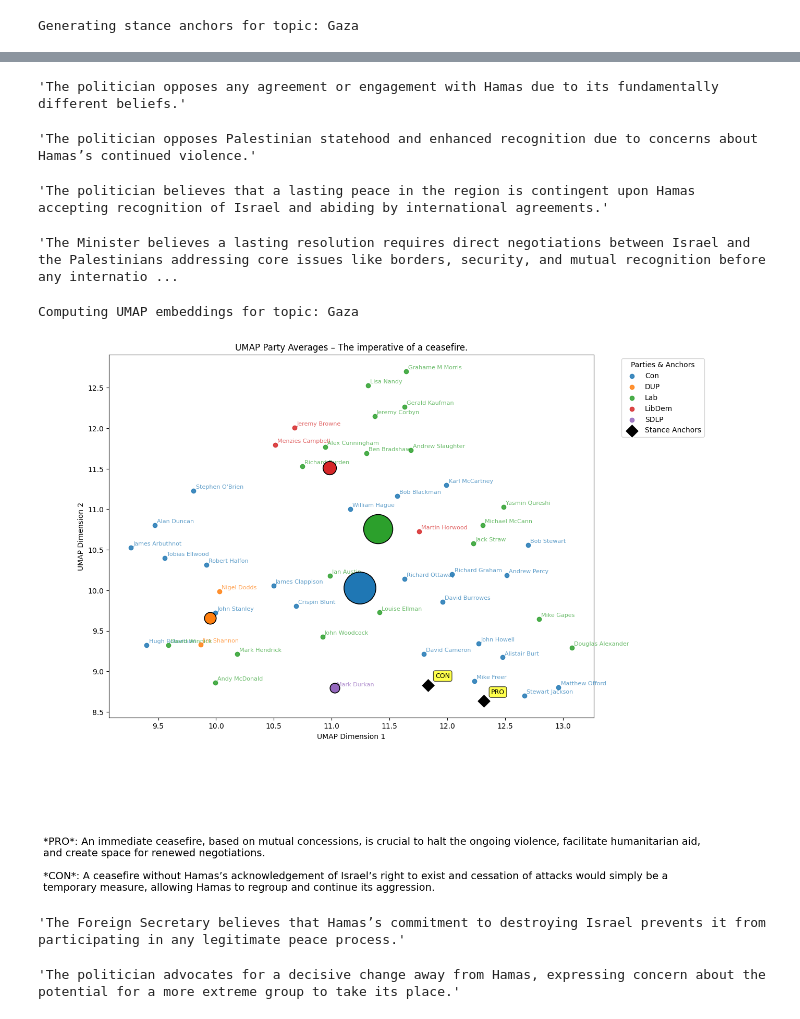
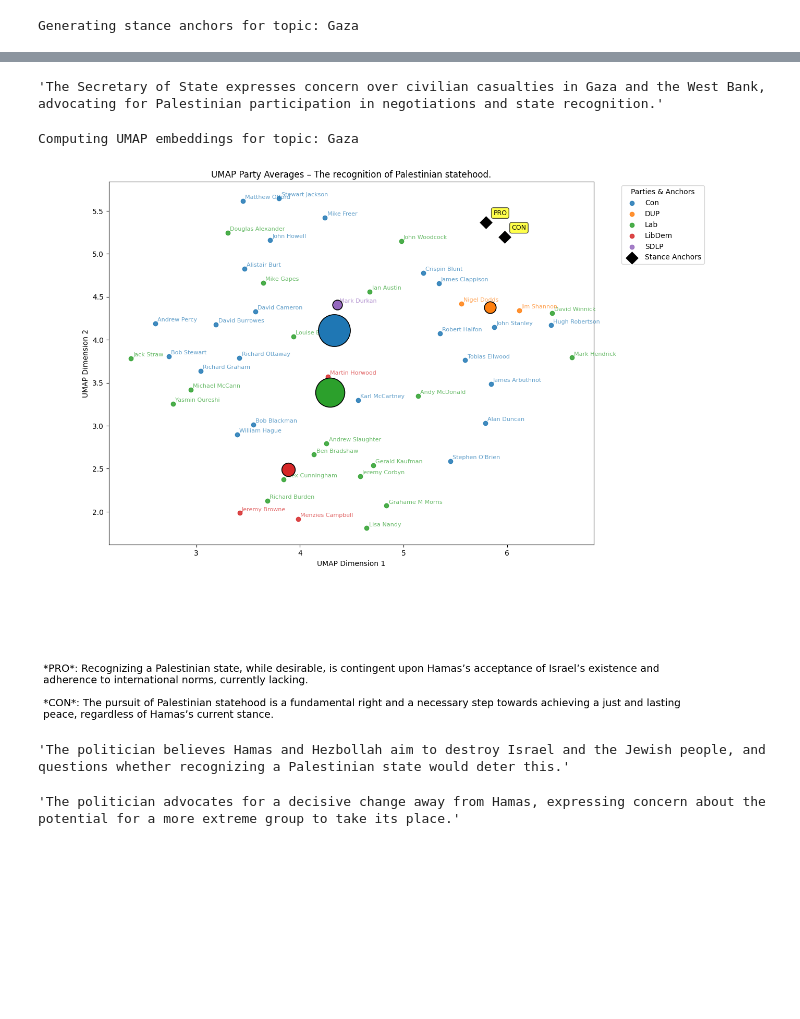
Before and after one commit to fedefraschio/stance-detection-uk-parliament, a Jupyter notebook: notebooks/stance_detection.ipynb, the cells around one changed output, grey strips where cells are left out. Drawn from its saved outputs; the diff is of its cells as text; code cells hidden in the pictures; blank space fills up the shorter version.

```diff
--- a/notebooks/stance_detection.ipynb
+++ b/notebooks/stance_detection.ipynb
@@ -201,29 +201,17 @@ Computing UMAP embeddings for topic: Gaza
 # %%
-politician_stance(summarizations=summarizations, name="David Winnick")
+politician_stance(summarizations=summarizations, name="Lisa Nandy")
 # %% [output]
-'The politician opposes any agreement or engagement with Hamas due to its fundamentally different beliefs.'
+'The Secretary of State expresses concern over civilian casualties in Gaza and the West Bank, advocating for Palestinian participation in negotiations and state recognition.'
+# %%
+embeddings = uk.compute_umap_embeddings(topic, anchors[3])
+uk.plot_umap_party_averages(embeddings, topic)
+# %% [output]
+Computing UMAP embeddings for topic: Gaza
+[figure, added]
 # %%
-politician_stance(summarizations=summarizations, name="Jim Shannon")
+politician_stance(summarizations=summarizations, name="Nigel Dodds")
 # %% [output]
-'The politician opposes Palestinian statehood and enhanced recognition due to concerns about Hamas’s continued violence.'
+'The politician believes Hamas and Hezbollah aim to destroy Israel and the Jewish people, and questions whether recognizing a Palestinian state would deter this.'
-# %%
-politician_stance(summarizations=summarizations, name="Mike Freer")
-# %% [output]
-'The politician believes that a lasting peace in the region is contingent upon Hamas accepting recognition of Israel and abiding by international agreements.'
-# %%
-politician_stance(summarizations=summarizations, name="Matthew Offord")
-# %% [output]
-'The Minister believes a lasting resolution requires direct negotiations between Israel and the Palestinians addressing core issues like borders, security, and mutual recognition before any internatio ...
-# %%
-embeddings = uk.compute_umap_embeddings(topic, anchors[2])
-uk.plot_umap_party_averages(embeddings, topic)
-# %% [output]
-Computing UMAP embeddings for topic: Gaza
-[figure, removed]
-# %%
-politician_stance(summarizations=summarizations, name="John Woodcock")
-# %% [output]
-'The Foreign Secretary believes that Hamas’s commitment to destroying Israel prevents it from participating in any legitimate peace process.'
 # %%
 politician_stance(summarizations=summarizations, name="Tobias Ellwood")
 # %% [output]
```
Also changed, not shown: parts of 18 cells of this notebook, 1 other file.
